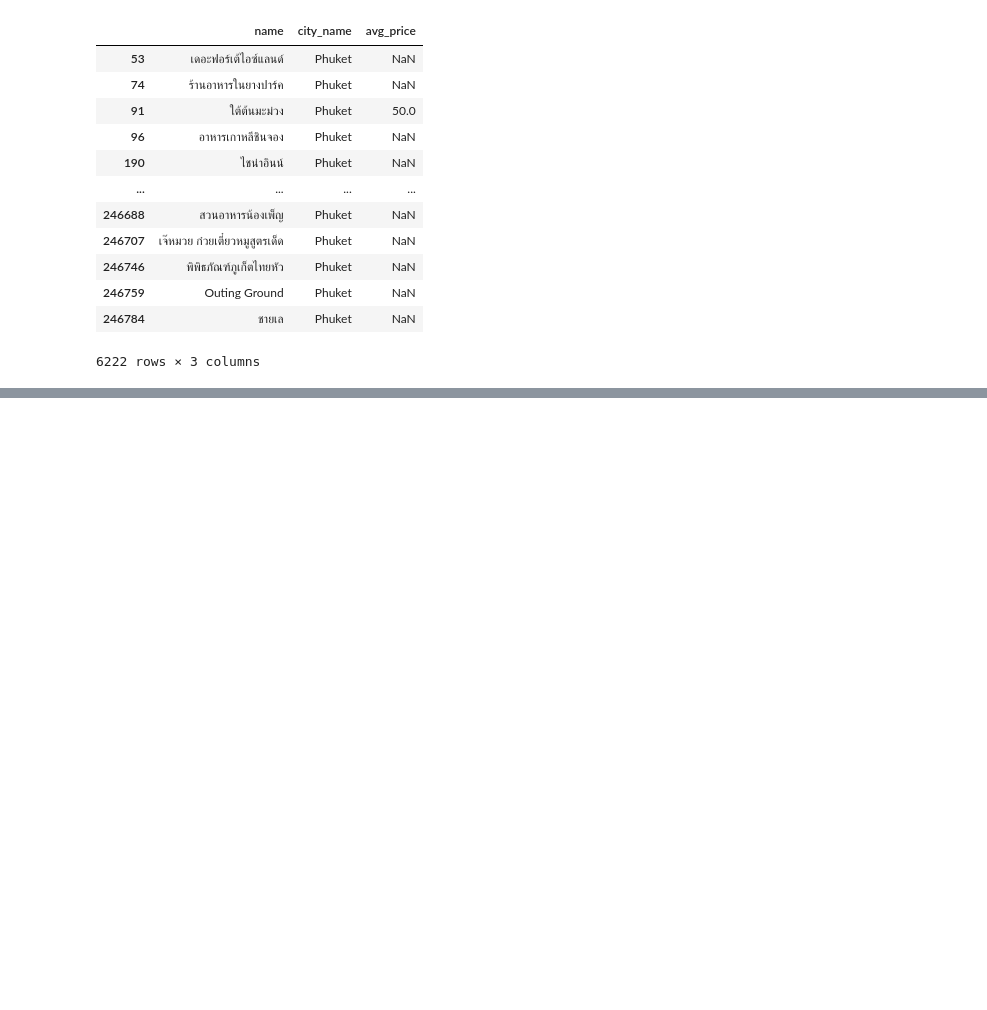
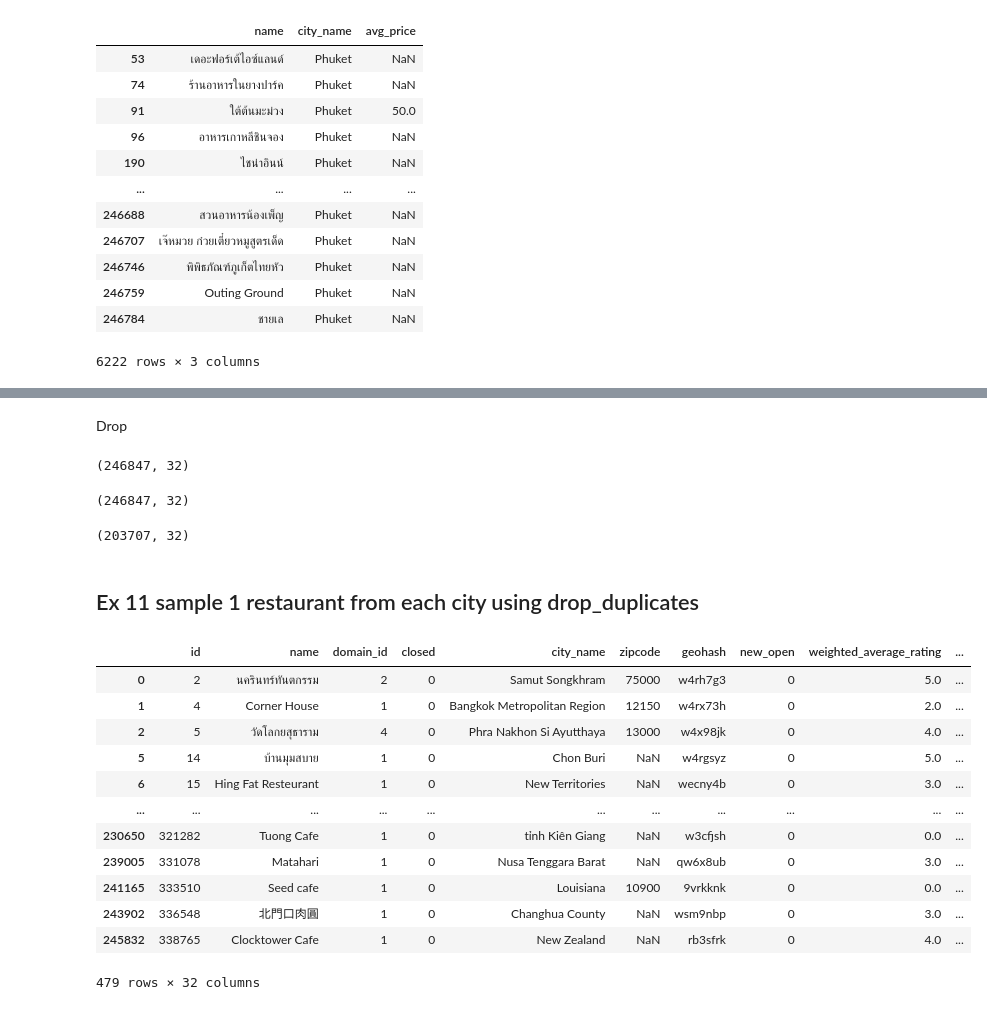
Before and after one commit to tthawatch/DPDM, a Jupyter notebook: Pandas_and_Data_Peaprocessing_101.ipynb, the cells around one changed output, grey strips where cells are left out. Saved outputs shown, nothing was run; the diff lists cells and outputs as text; code cells hidden in the pictures; blank space fills up the shorter version.

```diff
--- a/Pandas_and_Data_Peaprocessing_101.ipynb
+++ b/Pandas_and_Data_Peaprocessing_101.ipynb
@@ -300,0 +579,33 @@ phuket_table
+# %% [markdown]
+Drop
+# %%
+w_restaurant_df.shape
+# %% [output]
+(246847, 32)
+# %%
+w_restaurant_df.drop_duplicates().shape
+# %% [output]
+(246847, 32)
+# %%
+w_restaurant_df.drop_duplicates(subset=['name']).shape
+# %% [output]
+(203707, 32)
+# %% [markdown]
+## Ex 11 sample 1 restaurant from each city using drop_duplicates
+# %%
+drop_city_name = w_restaurant_df.drop_duplicates(subset=['city_name'])
+drop_city_name
+# %% [output]
+|  | id | name | domain_id | closed | city_name | zipcode | geohash | new_open | weighted_average_rating | ... |
+| 0 | 2 | นครินทร์ทันตกรรม | 2 | 0 | Samut Songkhram | 75000 | w4rh7g3 | 0 | 5.0 | ... |
+| 1 | 4 | Corner House | 1 | 0 | Bangkok Metropolitan Region | 12150 | w4rx73h | 0 | 2.0 | ... |
+| 2 | 5 | วัดโลกยสุธาราม | 4 | 0 | Phra Nakhon Si Ayutthaya | 13000 | w4x98jk | 0 | 4.0 | ... |
+| 5 | 14 | บ้านมุมสบาย | 1 | 0 | Chon Buri | NaN | w4rgsyz | 0 | 5.0 | ... |
+| 6 | 15 | Hing Fat Resteurant | 1 | 0 | New Territories | NaN | wecny4b | 0 | 3.0 | ... |
+| ... | ... | ... | ... | ... | ... | ... | ... | ... | ... | ... |
+| 230650 | 321282 | Tuong Cafe | 1 | 0 | tỉnh Kiên Giang | NaN | w3cfjsh | 0 | 0.0 | ... |
+| 239005 | 331078 | Matahari | 1 | 0 | Nusa Tenggara Barat | NaN | qw6x8ub | 0 | 3.0 | ... |
+| 241165 | 333510 | Seed cafe | 1 | 0 | Louisiana | 10900 | 9vrkknk | 0 | 0.0 | ... |
+| 243902 | 336548 | 北門口肉圓 | 1 | 0 | Changhua County | NaN | wsm9nbp | 0 | 3.0 | ... |
+| 245832 | 338765 | Clocktower Cafe | 1 | 0 | New Zealand | NaN | rb3sfrk | 0 | 4.0 | ... |
+479 rows × 32 columns
```
Also changed, not shown: parts of 36 cells of this notebook.
